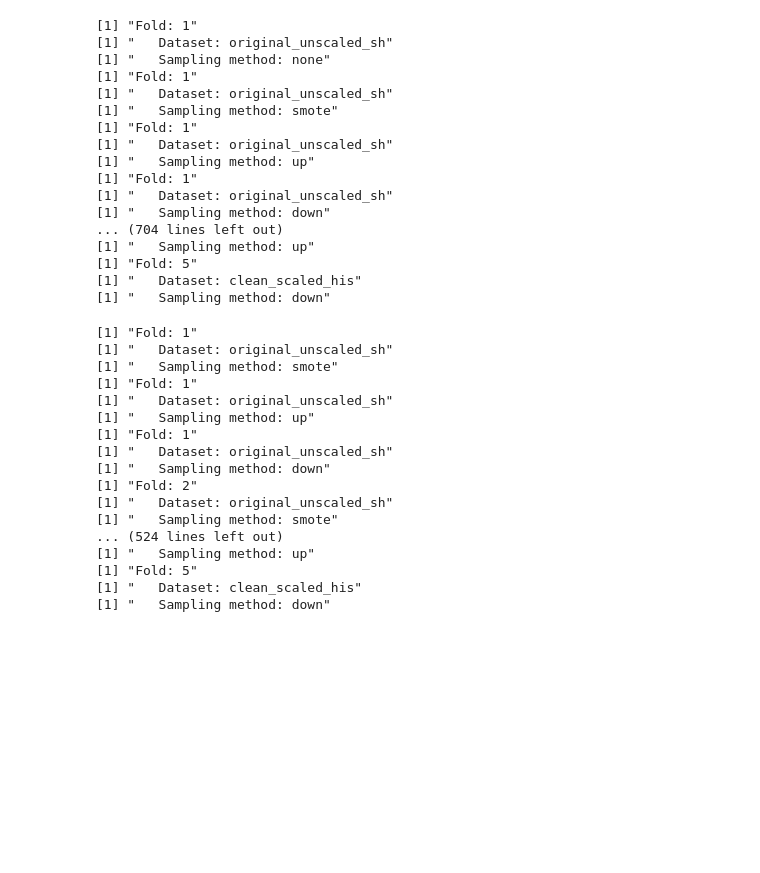
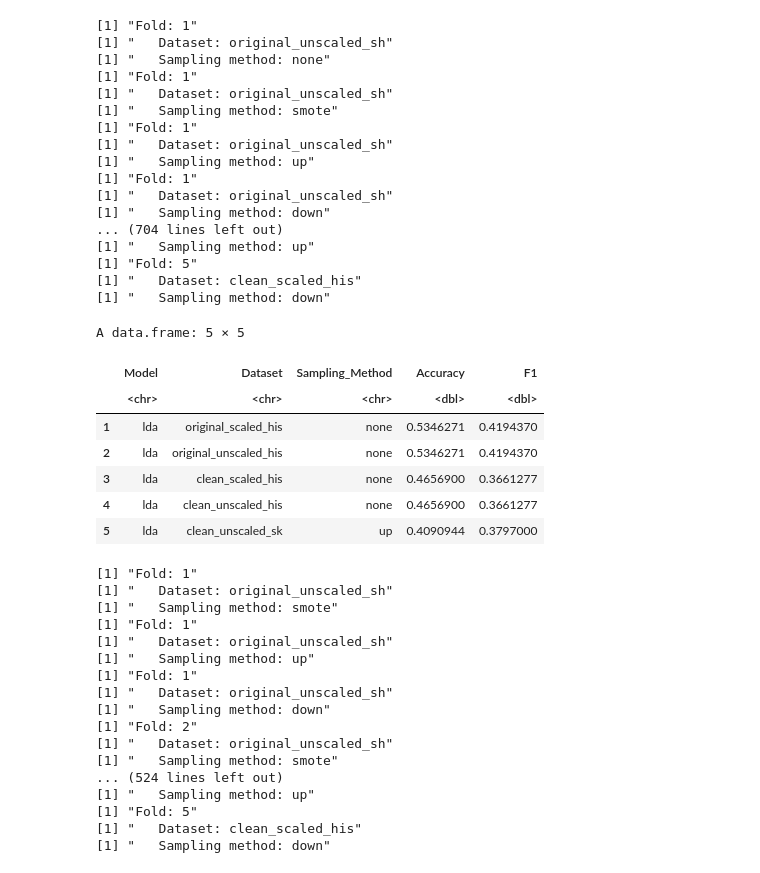
Before and after one commit to TobiasInfo/UTC_SY19, a Jupyter notebook: classification.ipynb, the cells around one changed output. Cells and saved outputs as stored; diff of their text form; code cells hidden in the pictures; blank space fills up the shorter version.

```diff
--- a/classification.ipynb
+++ b/classification.ipynb
@@ -891,6 +869,17 @@ lda_final_results <- list(
 [1] "Fold: 5"
 [1] "   Dataset: clean_scaled_his"
 [1] "   Sampling method: down"
+# %%
+lda_final_results$lda_summary_results %>% arrange(desc(Accuracy)) %>% head(5)
+# %% [output]
+A data.frame: 5 × 5
+|  | Model | Dataset | Sampling_Method | Accuracy | F1 |
+|  | <chr> | <chr> | <chr> | <dbl> | <dbl> |
+| 1 | lda | original_scaled_his | none | 0.5346271 | 0.4194370 |
+| 2 | lda | original_unscaled_his | none | 0.5346271 | 0.4194370 |
+| 3 | lda | clean_scaled_his | none | 0.4656900 | 0.3661277 |
+| 4 | lda | clean_unscaled_his | none | 0.4656900 | 0.3661277 |
+| 5 | lda | clean_unscaled_sk | up | 0.4090944 | 0.3797000 |
 # %%
 # Model evaluation function (unchanged)
 evaluate_model <- function(model, test_data, true_labels) {
```
Also changed, not shown: parts of 11 cells of this notebook, 10 other files.
